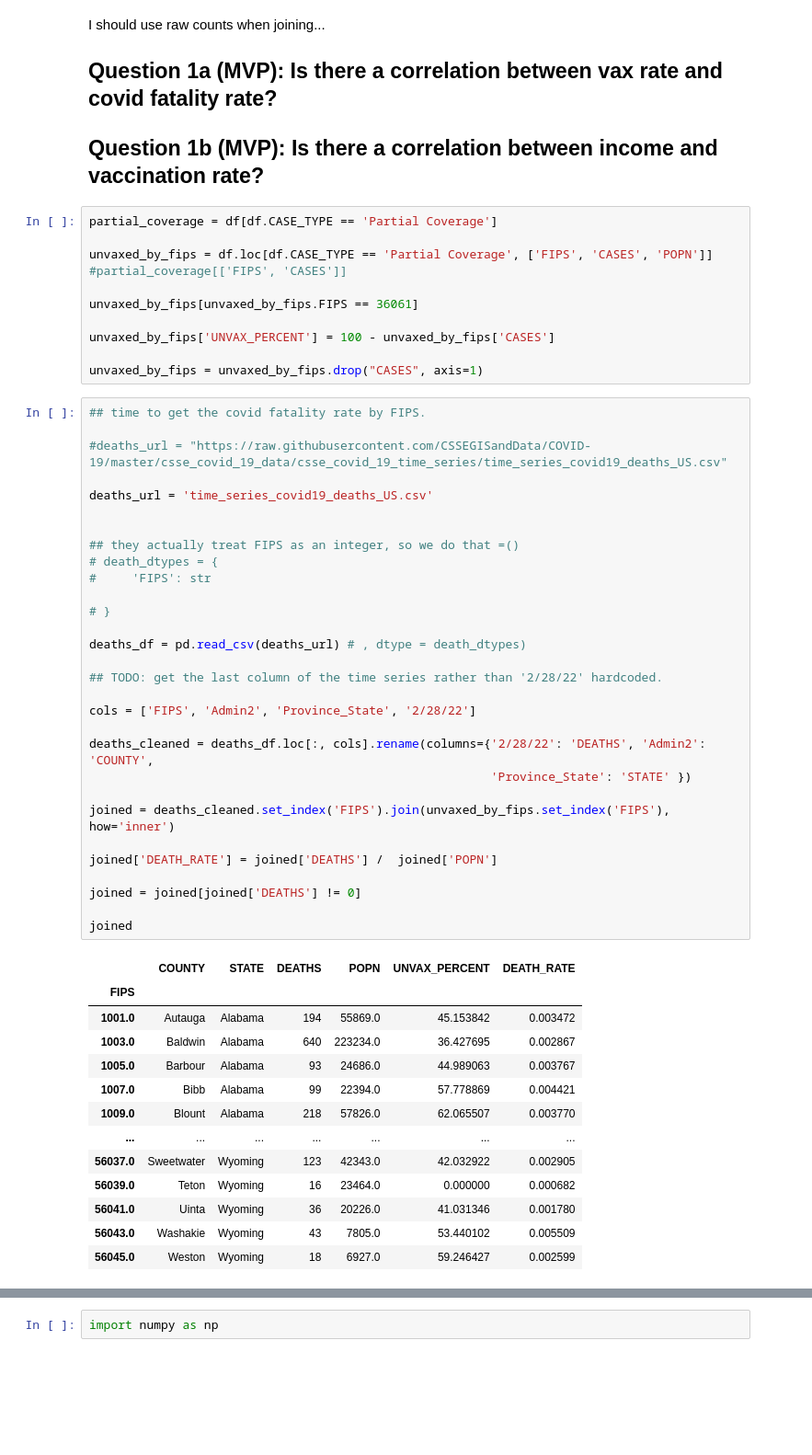
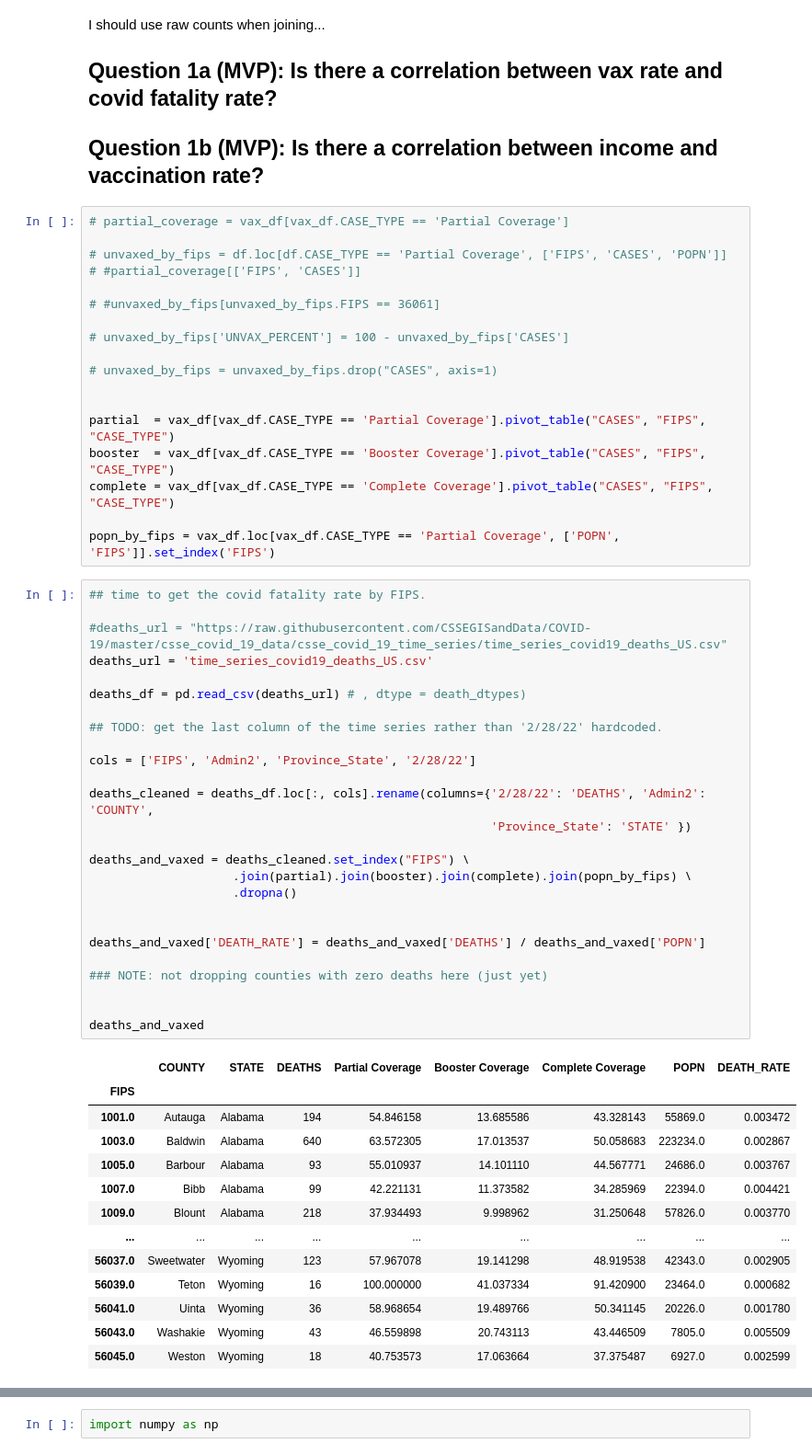
Before and after one commit to csdurfee/COVID_fatality_rates, a Jupyter notebook: exploration.ipynb, the cells around one changed output, grey strips where cells are left out. Shown: that part at 92% size. Cells and saved outputs as stored; diff of their text form; blank space fills up the shorter version.

```diff
--- a/exploration.ipynb
+++ b/exploration.ipynb
@@ -43,57 +35,60 @@ I should use raw counts when joining...
 
 ## Question 1b (MVP): Is there a correlation between income and vaccination rate?
 # %%
-partial_coverage = df[df.CASE_TYPE == 'Partial Coverage']
+# partial_coverage = vax_df[vax_df.CASE_TYPE == 'Partial Coverage']
 
-unvaxed_by_fips = df.loc[df.CASE_TYPE == 'Partial Coverage', ['FIPS', 'CASES', 'POPN']]
-#partial_coverage[['FIPS', 'CASES']]
+# unvaxed_by_fips = df.loc[df.CASE_TYPE == 'Partial Coverage', ['FIPS', 'CASES', 'POPN']]
+# #partial_coverage[['FIPS', 'CASES']]
 
-unvaxed_by_fips[unvaxed_by_fips.FIPS == 36061]
+# #unvaxed_by_fips[unvaxed_by_fips.FIPS == 36061]
 
-unvaxed_by_fips['UNVAX_PERCENT'] = 100 - unvaxed_by_fips['CASES']
+# unvaxed_by_fips['UNVAX_PERCENT'] = 100 - unvaxed_by_fips['CASES']
 
-unvaxed_by_fips = unvaxed_by_fips.drop("CASES", axis=1)
+# unvaxed_by_fips = unvaxed_by_fips.drop("CASES", axis=1)
+
+
+partial  = vax_df[vax_df.CASE_TYPE == 'Partial Coverage'].pivot_table("CASES", "FIPS", "CASE_TYPE")
+booster  = vax_df[vax_df.CASE_TYPE == 'Booster Coverage'].pivot_table("CASES", "FIPS", "CASE_TYPE")
+complete = vax_df[vax_df.CASE_TYPE == 'Complete Coverage'].pivot_table("CASES", "FIPS", "CASE_TYPE")
+
+popn_by_fips = vax_df.loc[vax_df.CASE_TYPE == 'Partial Coverage', ['POPN', 'FIPS']].set_index('FIPS')
 # %%
 ## time to get the covid fatality rate by FIPS.
 
 #deaths_url = "https://raw.githubusercontent.com/CSSEGISandData/COVID-19/master/csse_covid_19_data/csse_covid_19_time_series/time_series_covid19_deaths_US.csv"
-
 deaths_url = 'time_series_covid19_deaths_US.csv'
-
-
-## they actually treat FIPS as an integer, so we do that =()
-# death_dtypes = {
-#     'FIPS': str
-
-# }
 
 deaths_df = pd.read_csv(deaths_url) # , dtype = death_dtypes)
 
 ## TODO: get the last column of the time series rather than '2/28/22' hardcoded.
 
 cols = ['FIPS', 'Admin2', 'Province_State', '2/28/22']
 
 deaths_cleaned = deaths_df.loc[:, cols].rename(columns={'2/28/22': 'DEATHS', 'Admin2': 'COUNTY',
                                                         'Province_State': 'STATE' })
 
-joined = deaths_cleaned.set_index('FIPS').join(unvaxed_by_fips.set_index('FIPS'), how='inner')
+deaths_and_vaxed = deaths_cleaned.set_index("FIPS") \
+                    .join(partial).join(booster).join(complete).join(popn_by_fips) \
+                    .dropna()
 
-joined['DEATH_RATE'] = joined['DEATHS'] /  joined['POPN']
 
-joined = joined[joined['DEATHS'] != 0]
+deaths_and_vaxed['DEATH_RATE'] = deaths_and_vaxed['DEATHS'] / deaths_and_vaxed['POPN']
 
-joined
+### NOTE: not dropping counties with zero deaths here (just yet)
+
+
+deaths_and_vaxed
 # %% [output]
-|  | COUNTY | STATE | DEATHS | POPN | UNVAX_PERCENT | DEATH_RATE |
-| FIPS |  |  |  |  |  |  |
-| 1001.0 | Autauga | Alabama | 194 | 55869.0 | 45.153842 | 0.003472 |
-| 1003.0 | Baldwin | Alabama | 640 | 223234.0 | 36.427695 | 0.002867 |
-| 1005.0 | Barbour | Alabama | 93 | 24686.0 | 44.989063 | 0.003767 |
-| 1007.0 | Bibb | Alabama | 99 | 22394.0 | 57.778869 | 0.004421 |
-| 1009.0 | Blount | Alabama | 218 | 57826.0 | 62.065507 | 0.003770 |
-| ... | ... | ... | ... | ... | ... | ... |
-| 56037.0 | Sweetwater | Wyoming | 123 | 42343.0 | 42.032922 | 0.002905 |
-| 56039.0 | Teton | Wyoming | 16 | 23464.0 | 0.000000 | 0.000682 |
-| 56041.0 | Uinta | Wyoming | 36 | 20226.0 | 41.031346 | 0.001780 |
-| 56043.0 | Washakie | Wyoming | 43 | 7805.0 | 53.440102 | 0.005509 |
-| 56045.0 | Weston | Wyoming | 18 | 6927.0 | 59.246427 | 0.002599 |
+|  | COUNTY | STATE | DEATHS | Partial Coverage | Booster Coverage | Complete Coverage | POPN | DEATH_RATE |
+| FIPS |  |  |  |  |  |  |  |  |
+| 1001.0 | Autauga | Alabama | 194 | 54.846158 | 13.685586 | 43.328143 | 55869.0 | 0.003472 |
+| 1003.0 | Baldwin | Alabama | 640 | 63.572305 | 17.013537 | 50.058683 | 223234.0 | 0.002867 |
+| 1005.0 | Barbour | Alabama | 93 | 55.010937 | 14.101110 | 44.567771 | 24686.0 | 0.003767 |
+| 1007.0 | Bibb | Alabama | 99 | 42.221131 | 11.373582 | 34.285969 | 22394.0 | 0.004421 |
+| 1009.0 | Blount | Alabama | 218 | 37.934493 | 9.998962 | 31.250648 | 57826.0 | 0.003770 |
+| ... | ... | ... | ... | ... | ... | ... | ... | ... |
+| 56037.0 | Sweetwater | Wyoming | 123 | 57.967078 | 19.141298 | 48.919538 | 42343.0 | 0.002905 |
+| 56039.0 | Teton | Wyoming | 16 | 100.000000 | 41.037334 | 91.420900 | 23464.0 | 0.000682 |
+| 56041.0 | Uinta | Wyoming | 36 | 58.968654 | 19.489766 | 50.341145 | 20226.0 | 0.001780 |
+| 56043.0 | Washakie | Wyoming | 43 | 46.559898 | 20.743113 | 43.446509 | 7805.0 | 0.005509 |
+| 56045.0 | Weston | Wyoming | 18 | 40.753573 | 17.063664 | 37.375487 | 6927.0 | 0.002599 |
```
Also changed, not shown: parts of 37 cells of this notebook.
